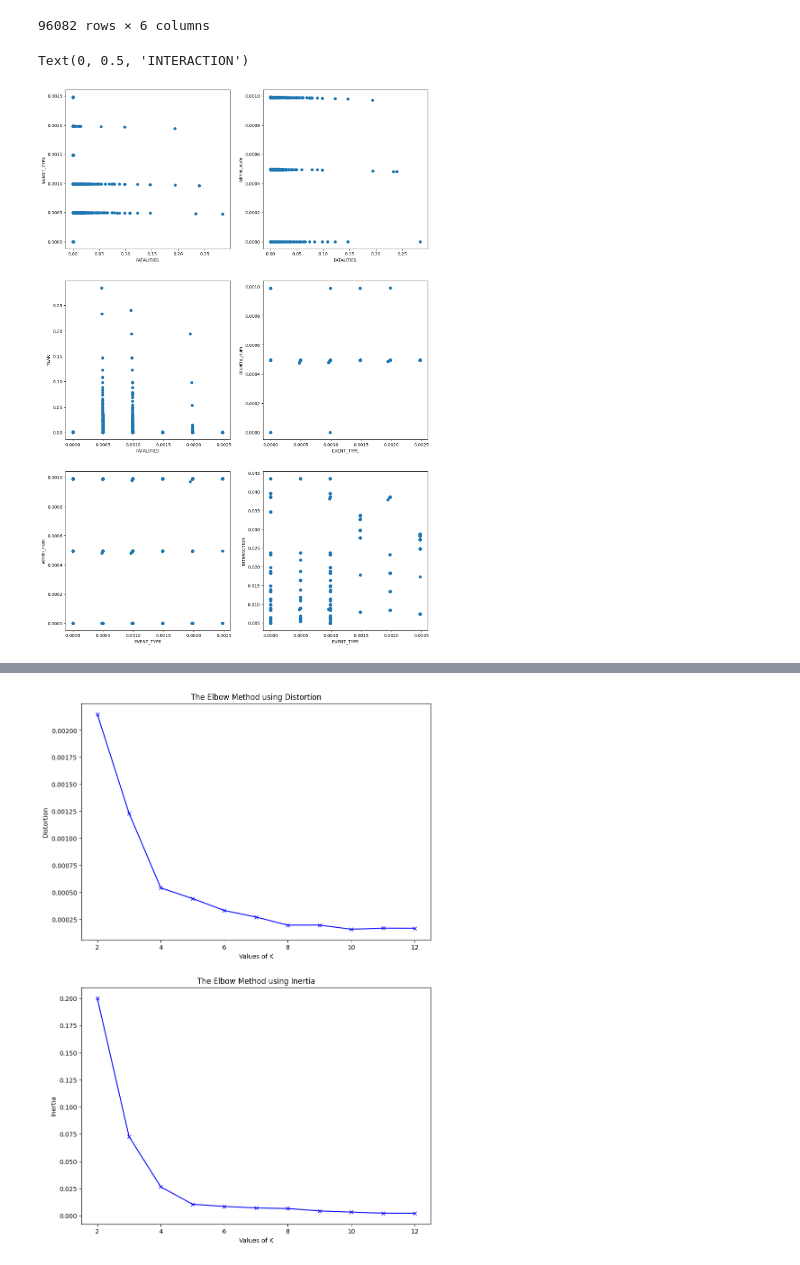
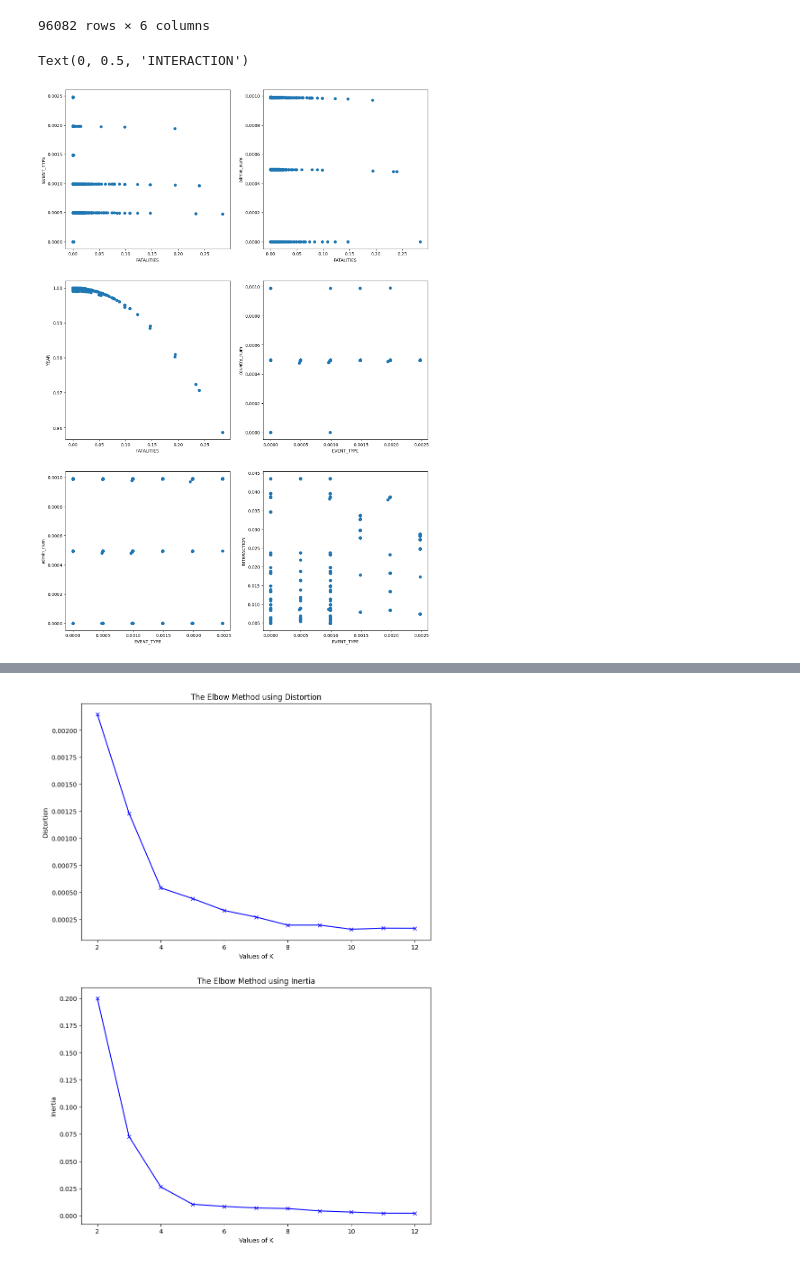
Before and after one commit to mishhgun01/ml-2023, a Jupyter notebook: lab_03.ipynb, the cells around one changed output, grey strips where cells are left out. Drawn from its saved outputs; the diff is of its cells as text; code cells hidden in the pictures.

```diff
--- a/lab_03.ipynb
+++ b/lab_03.ipynb
@@ -33,38 +35,38 @@ The DataFrame has 6 columns.
 96082 rows × 6 columns
 # %%
 fig, ax = plt.subplots(3, 2, figsize=(15, 22.5))
-#Первый график рассеяния: жертвы и террористы
+#Первый график рассеяния: смерти и тип события
 ax[0][0].scatter(df["FATALITIES"], df["EVENT_TYPE"])
 ax[0][0].set_xlabel("FATALITIES")
 ax[0][0].set_ylabel("EVENT_TYPE")
 
-#Второй график рассеяния: жертвы и раненые
+#Второй график рассеяния: смерти и административный округ
 ax[0][1].scatter(df["FATALITIES"], df["admin_num"])
 ax[0][1].set_xlabel("FATALITIES")
 ax[0][1].set_ylabel("admin_num")
 
-#Второй график рассеяния: террористы и раненые
-ax[1][0].scatter(df["EVENT_TYPE"], df["FATALITIES"])
+#Второй график рассеяния: смерти и год
+ax[1][0].scatter(df["FATALITIES"], df["YEAR"])
 ax[1][0].set_xlabel("FATALITIES")
 ax[1][0].set_ylabel("YEAR")
 
-#Второй график рассеяния: года и террористы
+#Второй график рассеяния: тип события и страна
 ax[1][1].scatter(df["EVENT_TYPE"], df["country_num"])
 ax[1][1].set_xlabel("EVENT_TYPE")
 ax[1][1].set_ylabel("country_num")
 
-#Второй график рассеяния: года и террористы
+#Второй график рассеяния: тип события и административный округ
 ax[2][0].scatter(df["EVENT_TYPE"], df["admin_num"])
 ax[2][0].set_xlabel("EVENT_TYPE")
 ax[2][0].set_ylabel("admin_num")
 
-#Второй график рассеяния: террористы и раненые
+#Второй график рассеяния: тип события и количество взаимодействий
 ax[2][1].scatter(df["EVENT_TYPE"], df["INTERACTION"])
 ax[2][1].set_xlabel("EVENT_TYPE")
 ax[2][1].set_ylabel("INTERACTION")
 # %% [output]
 Text(0, 0.5, 'INTERACTION')
-[figure, old version]
+[figure, new version]
 # %%
 df_db = df[["INTERACTION", "EVENT_TYPE"]]
 df_db = df_db.sample(frac=0.25, random_state=0)
```
Also changed, not shown: parts of 4 cells of this notebook, 1 other file.
